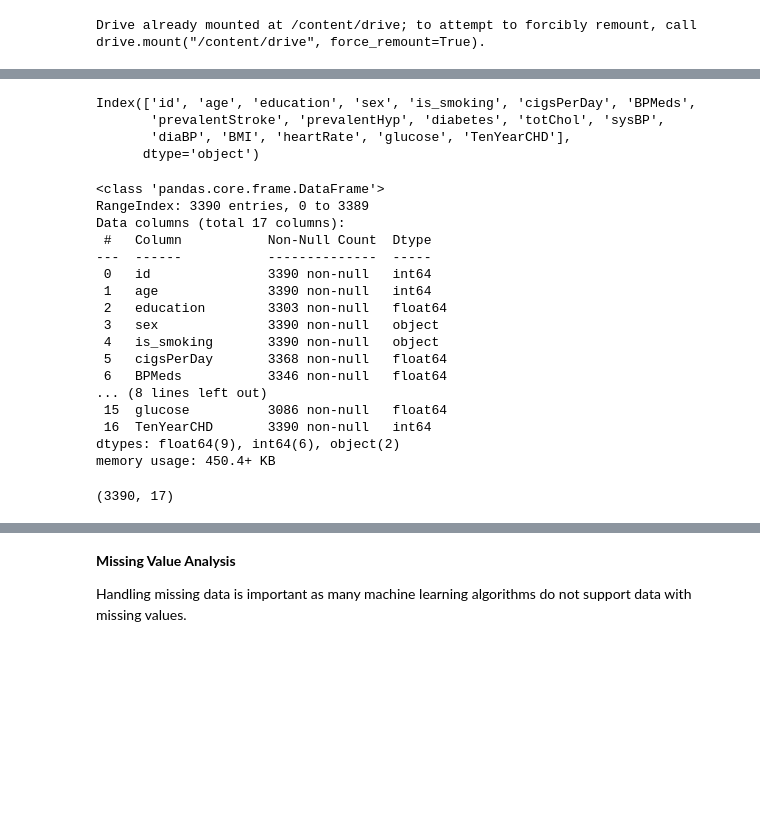
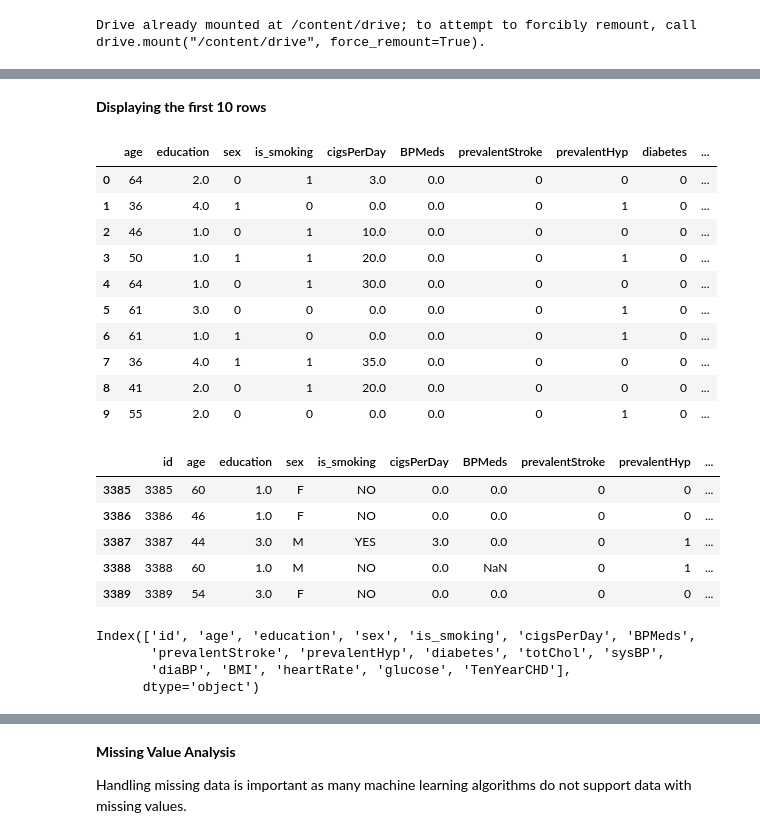
Before and after one commit to bharath967/Cardiovascular-Risk-Prediction, a Jupyter notebook: Cardiovascular_project.ipynb, the cells around one changed output, grey strips where cells are left out. Saved outputs shown, nothing was run; the diff lists cells and outputs as text; code cells hidden in the pictures; blank space fills up the shorter version.

```diff
--- a/Cardiovascular_project.ipynb
+++ b/Cardiovascular_project.ipynb
@@ -107,31 +85,35 @@ data.tail()
-# %%
-data.columns
-# %% [output]
-Index(['id', 'age', 'education', 'sex', 'is_smoking', 'cigsPerDay', 'BPMeds',
-       'prevalentStroke', 'prevalentHyp', 'diabetes', 'totChol', 'sysBP',
-       'diaBP', 'BMI', 'heartRate', 'glucose', 'TenYearCHD'],
-      dtype='object')
-# %%
-data.info()
-# %% [output]
-<class 'pandas.core.frame.DataFrame'>
-RangeIndex: 3390 entries, 0 to 3389
-Data columns (total 17 columns):
- #   Column           Non-Null Count  Dtype
----  ------           --------------  -----
- 0   id               3390 non-null   int64
- 1   age              3390 non-null   int64
- 2   education        3303 non-null   float64
- 3   sex              3390 non-null   object
- 4   is_smoking       3390 non-null   object
- 5   cigsPerDay       3368 non-null   float64
- 6   BPMeds           3346 non-null   float64
-... (8 lines left out)
- 15  glucose          3086 non-null   float64
- 16  TenYearCHD       3390 non-null   int64
-dtypes: float64(9), int64(6), object(2)
-memory usage: 450.4+ KB
-# %%
-data.shape
-# %% [output]
-(3390, 17)
+# %% [markdown]
+**Displaying the first 10 rows**
+# %%
+#display first 10 rows
+data.head(10)
+# %% [output]
+|  | age | education | sex | is_smoking | cigsPerDay | BPMeds | prevalentStroke | prevalentHyp | diabetes | ... |
+| 0 | 64 | 2.0 | 0 | 1 | 3.0 | 0.0 | 0 | 0 | 0 | ... |
+| 1 | 36 | 4.0 | 1 | 0 | 0.0 | 0.0 | 0 | 1 | 0 | ... |
+| 2 | 46 | 1.0 | 0 | 1 | 10.0 | 0.0 | 0 | 0 | 0 | ... |
+| 3 | 50 | 1.0 | 1 | 1 | 20.0 | 0.0 | 0 | 1 | 0 | ... |
+| 4 | 64 | 1.0 | 0 | 1 | 30.0 | 0.0 | 0 | 0 | 0 | ... |
+| 5 | 61 | 3.0 | 0 | 0 | 0.0 | 0.0 | 0 | 1 | 0 | ... |
+| 6 | 61 | 1.0 | 1 | 0 | 0.0 | 0.0 | 0 | 1 | 0 | ... |
+| 7 | 36 | 4.0 | 1 | 1 | 35.0 | 0.0 | 0 | 0 | 0 | ... |
+| 8 | 41 | 2.0 | 0 | 1 | 20.0 | 0.0 | 0 | 0 | 0 | ... |
+| 9 | 55 | 2.0 | 0 | 0 | 0.0 | 0.0 | 0 | 1 | 0 | ... |
+# %%
+#displaying the last 5 rows
+data.tail()
+# %% [output]
+|  | id | age | education | sex | is_smoking | cigsPerDay | BPMeds | prevalentStroke | prevalentHyp | ... |
+| 3385 | 3385 | 60 | 1.0 | F | NO | 0.0 | 0.0 | 0 | 0 | ... |
+| 3386 | 3386 | 46 | 1.0 | F | NO | 0.0 | 0.0 | 0 | 0 | ... |
+| 3387 | 3387 | 44 | 3.0 | M | YES | 3.0 | 0.0 | 0 | 1 | ... |
+| 3388 | 3388 | 60 | 1.0 | M | NO | 0.0 | NaN | 0 | 1 | ... |
+| 3389 | 3389 | 54 | 3.0 | F | NO | 0.0 | 0.0 | 0 | 0 | ... |
+# %%
+#getting the list of column names
+data.columns
+# %% [output]
+Index(['id', 'age', 'education', 'sex', 'is_smoking', 'cigsPerDay', 'BPMeds',
+       'prevalentStroke', 'prevalentHyp', 'diabetes', 'totChol', 'sysBP',
+       'diaBP', 'BMI', 'heartRate', 'glucose', 'TenYearCHD'],
+      dtype='object')
```
Also changed, not shown: parts of 33 cells of this notebook.
